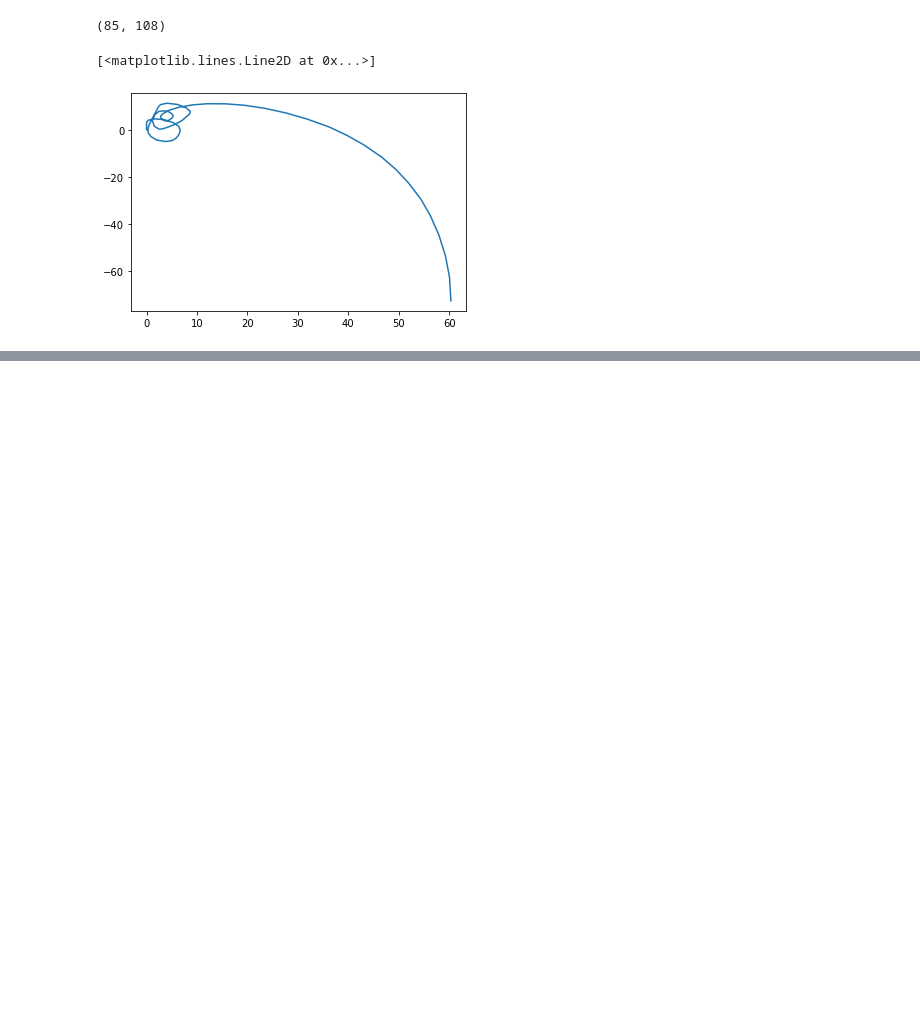
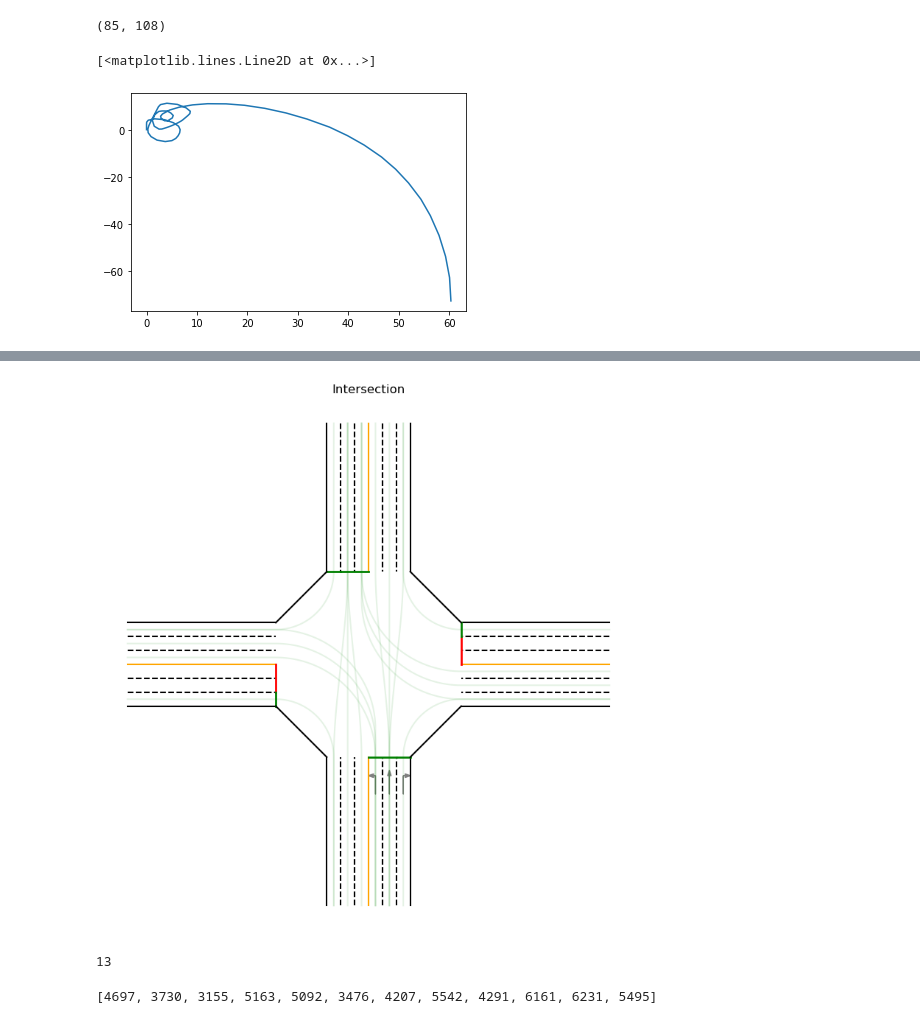
Before and after one commit to molumitu/crossroad_mpc, a Jupyter notebook: test.ipynb, the cells around one changed output, grey strips where cells are left out. Cells and saved outputs as stored; diff of their text form; code cells hidden in the pictures; blank space fills up the shorter version.

```diff
--- a/test.ipynb
+++ b/test.ipynb
@@ -237,0 +300,5 @@ np.loadtxt(f'record_action/record_action_a_x{current_time:%Y_%m_%d_%H_%M_%S}.csv
+# %%
+[l[0].remove() for l in line]
+fig
+# %% [output]
+[figure, added]
@@ -237,0 +307,4 @@ np.loadtxt(f'record_action/record_action_a_x{current_time:%Y_%m_%d_%H_%M_%S}.csv
+# %%
+len(l1)
+# %% [output]
+13
@@ -237,0 +320,5 @@ np.loadtxt(f'record_action/record_action_a_x{current_time:%Y_%m_%d_%H_%M_%S}.csv
+# %%
+random_list = np.random.randint(3000,7000, 12)
+random_list.tolist()
+# %% [output]
+[4697, 3730, 3155, 5163, 5092, 3476, 4207, 5542, 4291, 6161, 6231, 5495]
```
Also changed, not shown: parts of 14 cells of this notebook, 16 other files.
